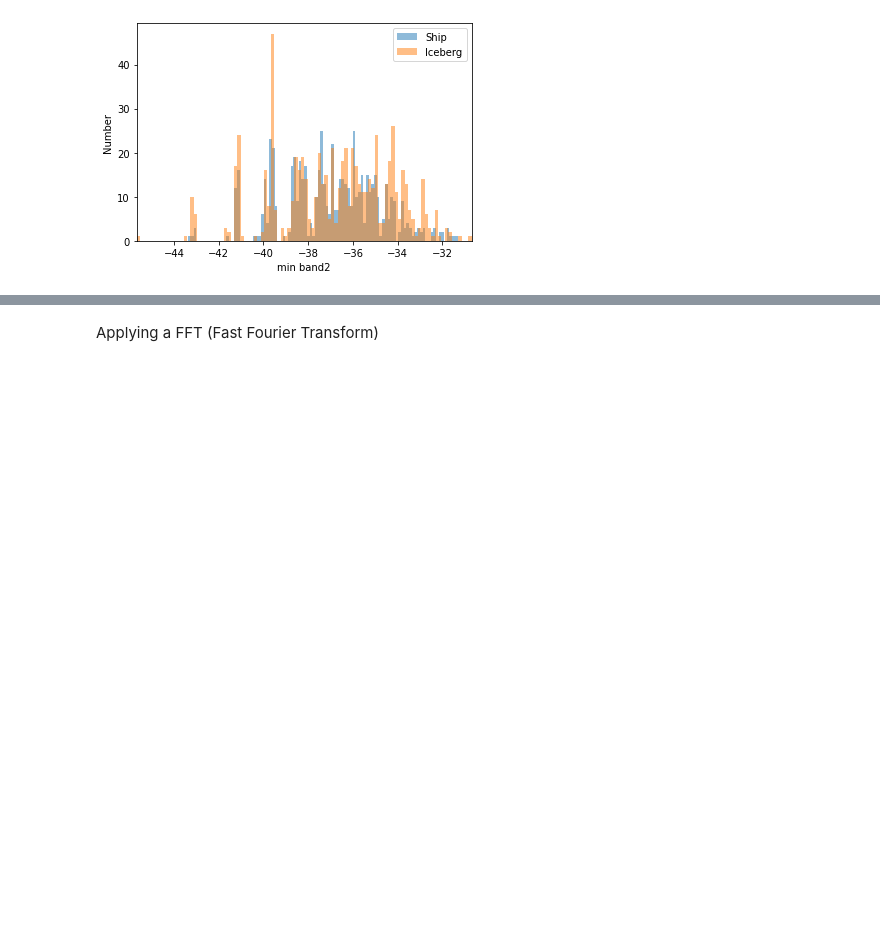
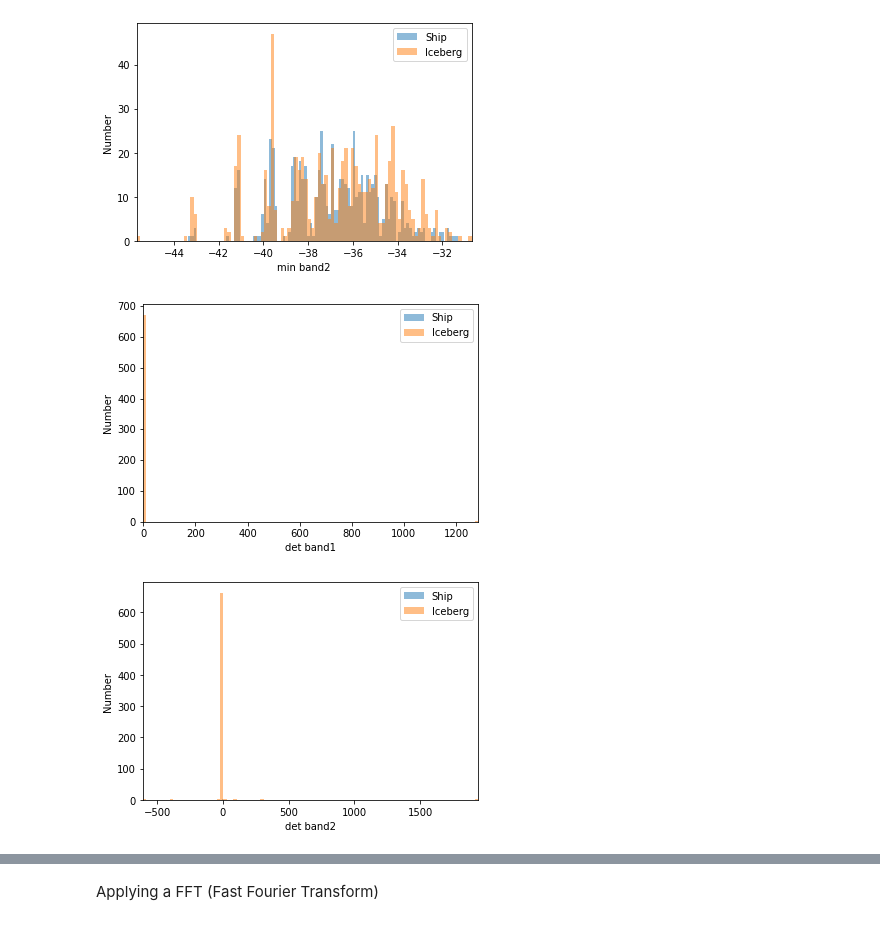
Before and after one commit to tboussaid/projet-i2e, a Jupyter notebook: project.ipynb, the cells around one changed output, grey strips where cells are left out. Drawn from its saved outputs; the diff is of its cells as text; code cells hidden in the pictures; blank space fills up the shorter version.

```diff
--- a/project.ipynb
+++ b/project.ipynb
@@ -266,6 +265,10 @@ df['max_b1'] = [np.max(df.iloc[i][df.columns.get_loc('band_1')]) for i in range(
 df['min_b1'] = [np.min(df.iloc[i][df.columns.get_loc('band_1')]) for i in range(df.shape[0])]
 df['max_b2'] = [np.max(df.iloc[i][df.columns.get_loc('band_2')]) for i in range(df.shape[0])]
 df['min_b2'] = [np.min(df.iloc[i][df.columns.get_loc('band_2')]) for i in range(df.shape[0])]
+df['det_b1'] = [np.linalg.det(df.iloc[i][df.columns.get_loc('band_1')]) for i in range(df.shape[0])]
+df['det_b1'] = df['det_b1']/df['det_b1'].mean()
+df['det_b2'] = [np.linalg.det(df.iloc[i][df.columns.get_loc('band_2')]) for i in range(df.shape[0])]
+df['det_b2'] = df['det_b2']/df['det_b2'].mean()
 df.info()
 # %% [output]
 <class 'pandas.core.frame.DataFrame'>
@@ -328,3 +335,24 @@ plt.show()
 # %% [output]
 [figure]
 [figure]
+# %%
+# det band 1
+plt.hist(df.loc[df.is_iceberg==1,'det_b1'], bins=100, alpha = 0.5, label='Ship')
+plt.hist(df.loc[df.is_iceberg==0,'det_b1'], bins=100, alpha = 0.5, label='Iceberg')
+plt.legend()
+plt.xlim([df['det_b1'].min(),df['det_b1'].max()])
+plt.xlabel('det band1')
+plt.ylabel('Number')
+plt.show()
+
+# det band 2
+plt.hist(df.loc[df.is_iceberg==1,'det_b2'], bins=100, alpha = 0.5, label='Ship')
+plt.hist(df.loc[df.is_iceberg==0,'det_b2'], bins=100, alpha = 0.5, label='Iceberg')
+plt.legend()
+plt.xlim([df['det_b2'].min(),df['det_b2'].max()])
+plt.xlabel('det band2')
+plt.ylabel('Number')
+plt.show()
+# %% [output]
+[figure, added]
+[figure, added]
```
Also changed, not shown: parts of 6 cells of this notebook.
